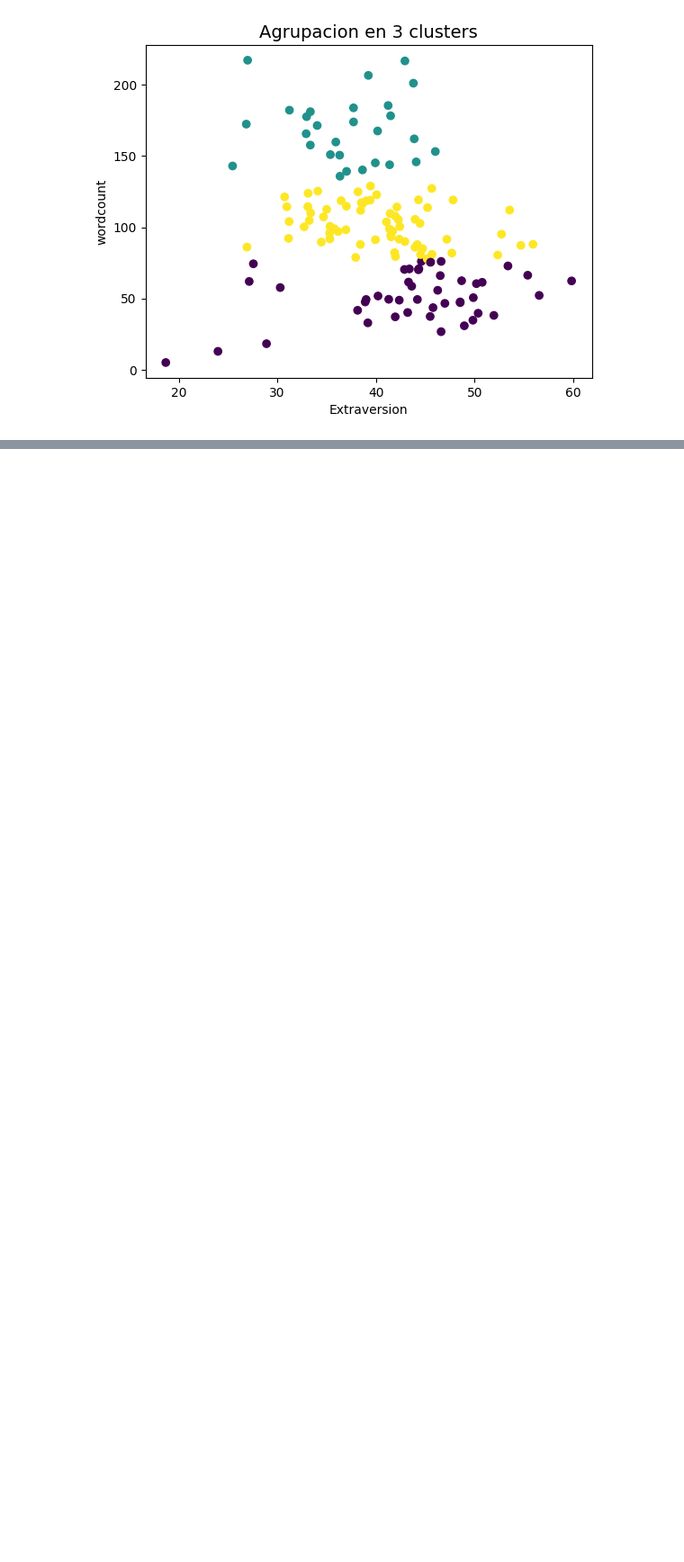
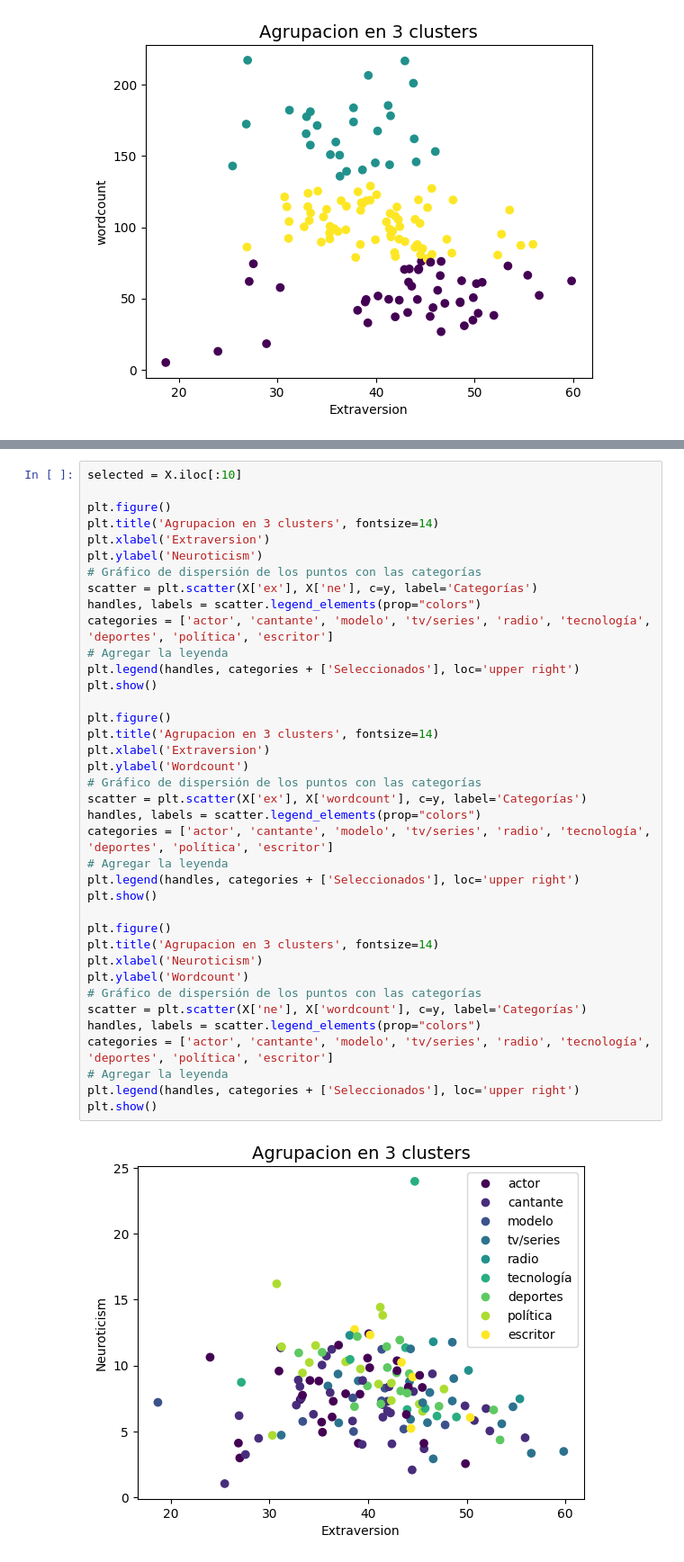
Before and after one commit to DanielTabares1/Twitter-ML, a Jupyter notebook: kmeans.ipynb, the cells around one changed output, grey strips where cells are left out. Shown: that part at 90% size. Drawn from its saved outputs; the diff is of its cells as text; blank space fills up the shorter version.

Commit message:
Fixing graphics in kmeans

```diff
--- a/kmeans.ipynb
+++ b/kmeans.ipynb
@@ -134,0 +126,40 @@ Se podría repetir el experimento con otro grupo de variables que no incluyan wo
+# %%
+selected = X.iloc[:10]
+
+plt.figure()
+plt.title('Agrupacion en 3 clusters', fontsize=14)
+plt.xlabel('Extraversion')
+plt.ylabel('Neuroticism')
+# Gráfico de dispersión de los puntos con las categorías
+scatter = plt.scatter(X['ex'], X['ne'], c=y, label='Categorías')
+handles, labels = scatter.legend_elements(prop="colors")
+categories = ['actor', 'cantante', 'modelo', 'tv/series', 'radio', 'tecnología', 'deportes', 'política', 'escritor']
+# Agregar la leyenda
+plt.legend(handles, categories + ['Seleccionados'], loc='upper right')
+plt.show()
+
+plt.figure()
+plt.title('Agrupacion en 3 clusters', fontsize=14)
+plt.xlabel('Extraversion')
+plt.ylabel('Wordcount')
+# Gráfico de dispersión de los puntos con las categorías
+scatter = plt.scatter(X['ex'], X['wordcount'], c=y, label='Categorías')
+handles, labels = scatter.legend_elements(prop="colors")
+categories = ['actor', 'cantante', 'modelo', 'tv/series', 'radio', 'tecnología', 'deportes', 'política', 'escritor']
+# Agregar la leyenda
+plt.legend(handles, categories + ['Seleccionados'], loc='upper right')
+plt.show()
+
+plt.figure()
+plt.title('Agrupacion en 3 clusters', fontsize=14)
+plt.xlabel('Neuroticism')
+plt.ylabel('Wordcount')
+# Gráfico de dispersión de los puntos con las categorías
+scatter = plt.scatter(X['ne'], X['wordcount'], c=y, label='Categorías')
+handles, labels = scatter.legend_elements(prop="colors")
+categories = ['actor', 'cantante', 'modelo', 'tv/series', 'radio', 'tecnología', 'deportes', 'política', 'escritor']
+# Agregar la leyenda
+plt.legend(handles, categories + ['Seleccionados'], loc='upper right')
+plt.show()
+# %% [output]
+[figure, added]
```
Also changed, not shown: parts of 4 cells of this notebook.
